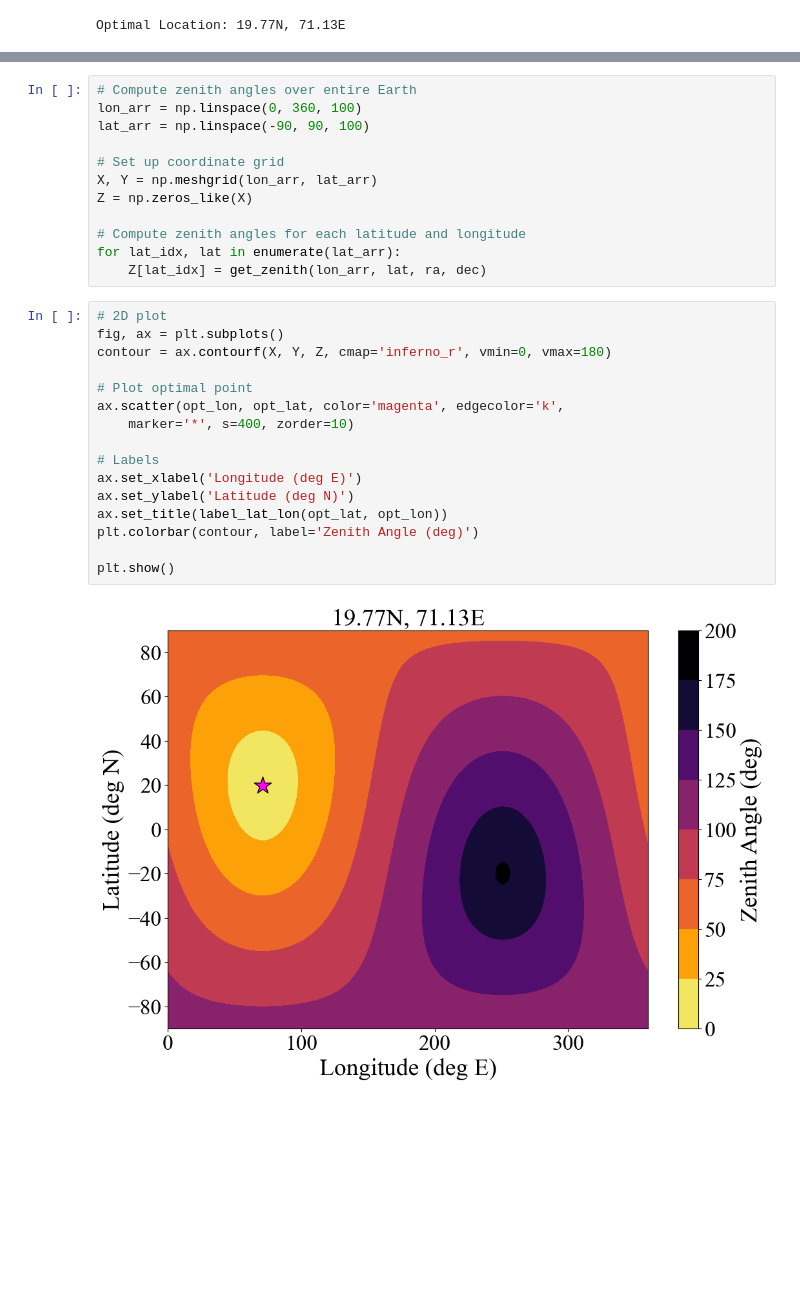
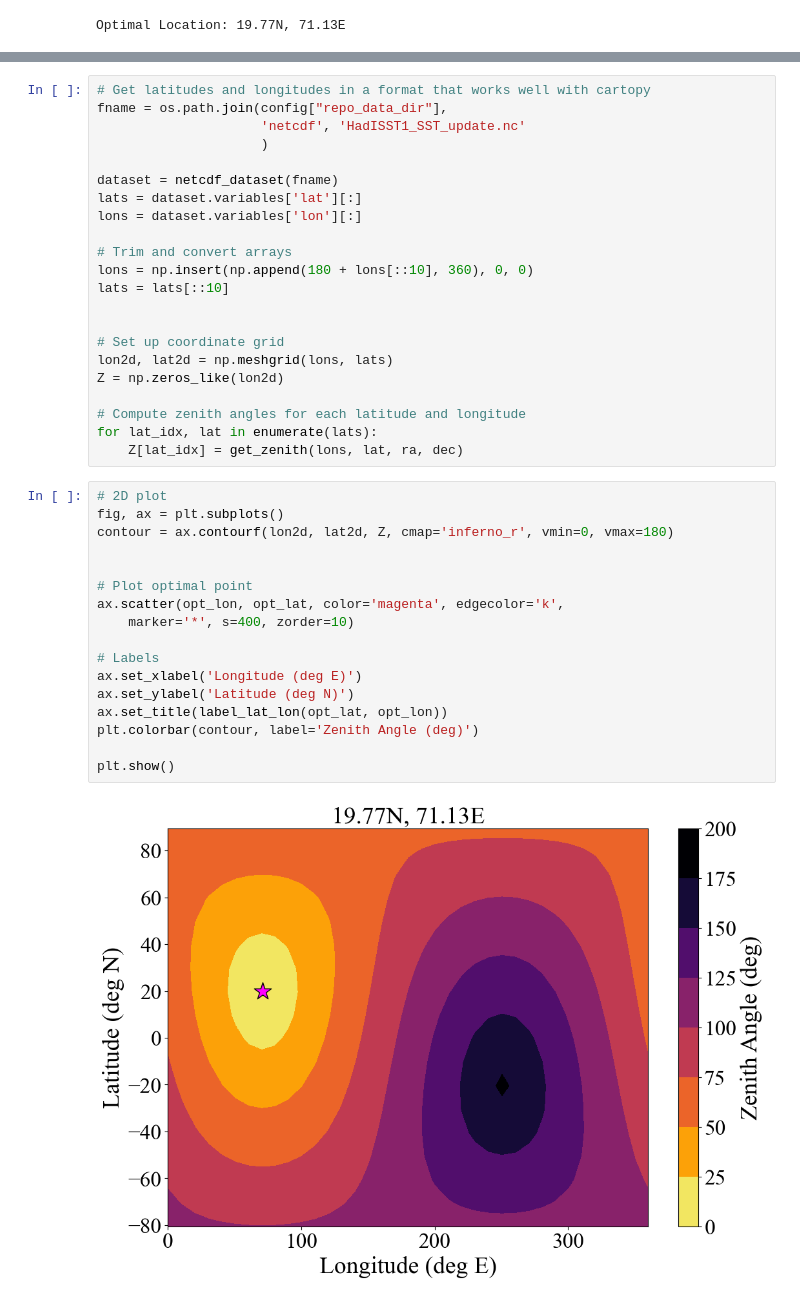
Before and after one commit to eachase/astro_locator, a Jupyter notebook: astro_locator.ipynb, the cells around one changed output, grey strips where cells are left out. Saved outputs shown, nothing was run; the diff lists cells and outputs as text; blank space fills up the shorter version.

Commit message:
Plot map view

```diff
--- a/astro_locator.ipynb
+++ b/astro_locator.ipynb
@@ -89,30 +98,41 @@ Make a nice plot of zenith angle across the Earth
-# %%
-# Compute zenith angles over entire Earth
-lon_arr = np.linspace(0, 360, 100)
-lat_arr = np.linspace(-90, 90, 100)
-
-# Set up coordinate grid
-X, Y = np.meshgrid(lon_arr, lat_arr)
-Z = np.zeros_like(X)
-
-# Compute zenith angles for each latitude and longitude
-for lat_idx, lat in enumerate(lat_arr):
-    Z[lat_idx] = get_zenith(lon_arr, lat, ra, dec)
+# %%
+# Get latitudes and longitudes in a format that works well with cartopy
+fname = os.path.join(config["repo_data_dir"],
+                     'netcdf', 'HadISST1_SST_update.nc'
+                     )
+
+dataset = netcdf_dataset(fname)
+lats = dataset.variables['lat'][:]
+lons = dataset.variables['lon'][:]
+
+# Trim and convert arrays
+lons = np.insert(np.append(180 + lons[::10], 360), 0, 0)
+lats = lats[::10]
+
+
+# Set up coordinate grid
+lon2d, lat2d = np.meshgrid(lons, lats)
+Z = np.zeros_like(lon2d)
+
+# Compute zenith angles for each latitude and longitude
+for lat_idx, lat in enumerate(lats):
+    Z[lat_idx] = get_zenith(lons, lat, ra, dec)
 # %%
 # 2D plot
 fig, ax = plt.subplots()
-contour = ax.contourf(X, Y, Z, cmap='inferno_r', vmin=0, vmax=180)
+contour = ax.contourf(lon2d, lat2d, Z, cmap='inferno_r', vmin=0, vmax=180)
+
 
 # Plot optimal point
 ax.scatter(opt_lon, opt_lat, color='magenta', edgecolor='k',
     marker='*', s=400, zorder=10)
 
 # Labels
 ax.set_xlabel('Longitude (deg E)')
 ax.set_ylabel('Latitude (deg N)')
 ax.set_title(label_lat_lon(opt_lat, opt_lon))
 plt.colorbar(contour, label='Zenith Angle (deg)')
 
 plt.show()
 # %% [output]
-[figure, old version]
+[figure, new version]
```
Also changed, not shown: parts of 3 cells of this notebook.
